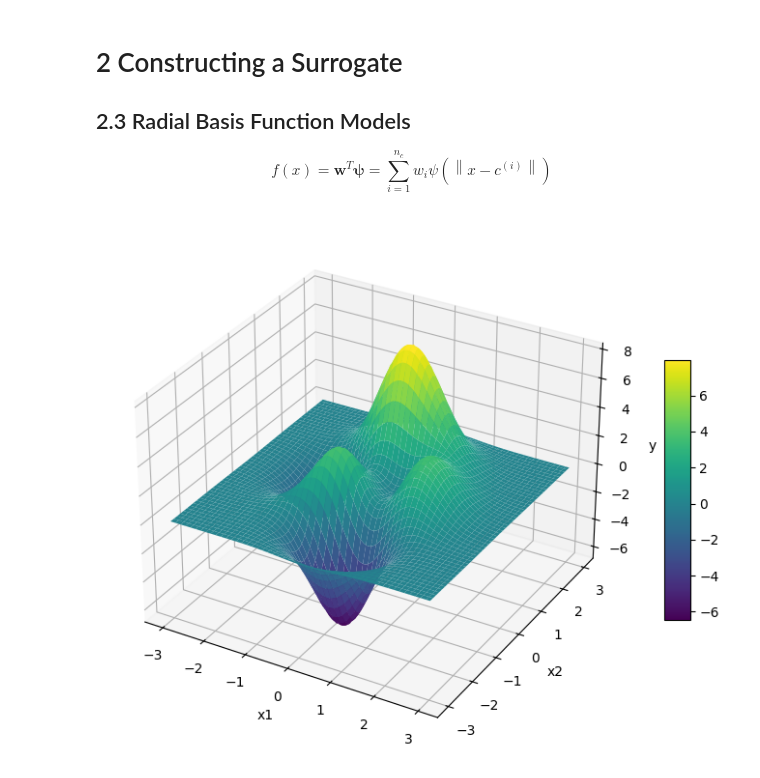
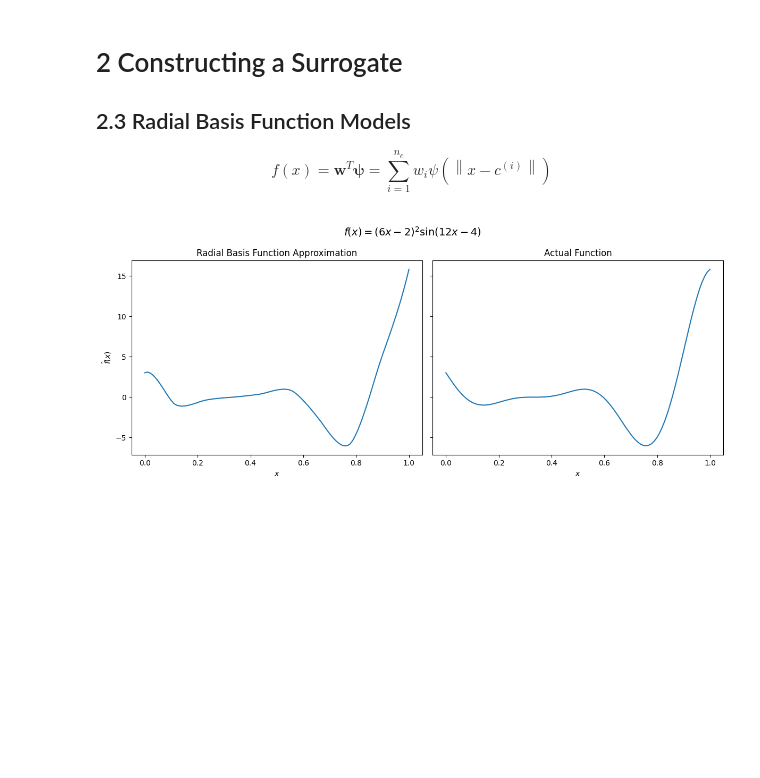
Before and after one commit to ijs32/rceu-2026, a Jupyter notebook: src/ian/surrogate-modeling/chapter-2/chapter_2.ipynb, the cells around one changed output. Cells and saved outputs as stored; diff of their text form; code cells hidden in the pictures; blank space fills up the shorter version.

Commit message:
finish fixed basis function RBF implementation. Used AI to clean up and comment code

```diff
--- a/src/ian/surrogate-modeling/chapter-2/chapter_2.ipynb
+++ b/src/ian/surrogate-modeling/chapter-2/chapter_2.ipynb
@@ -11,6 +11,9 @@ from shared.rlhc import random_latin_hypercube
 
 $$f(x) = \bm{w}^T \bm{\psi} = \sum_{i=1}^{n_c}w_i\psi(\left\lVert x-c^{(i)} \right\rVert)$$
 # %%
+def appendix(x):
+    return ((6*x - 2)**2) * np.sin((12*x) - 4)
+
 def peaks(x, y):
     return (3 * (1 - x)**2 * np.exp(-x**2 - (y + 1)**2)
             - 10 * (x/5 - x**3 - y**5) * np.exp(-x**2 - y**2)
@@ -62,18 +57,36 @@ x2 = np.linspace(-3, 3, 200)
-# %%
-x1 = np.linspace(-3, 3, 200)
-x2 = np.linspace(-3, 3, 200)
-X1, X2 = np.meshgrid(x1, x2)
-Y = peaks(X1, X2)
-
-fig = plt.figure(figsize=(10, 7))
-ax = fig.add_subplot(111, projection='3d')
-surf = ax.plot_surface(X1, X2, Y, cmap='viridis', linewidth=0, antialiased=True)
-
-ax.set_xlabel('x1')
-ax.set_ylabel('x2')
-ax.set_zlabel('y')
-fig.colorbar(surf, shrink=0.5, aspect=10)
-
-plt.show()
-# %% [output]
-[figure, removed]
+# %%
+# 1D APPENDIX EXAMPLE
+X_sample   = np.linspace(0,1,10).reshape(-1,1)
+Y_sample   = appendix(X_sample)
+
+D_sample   = cdist(X_sample, X_sample)
+PSI_sample = psi(D_sample, 3)
+
+W = np.linalg.solve(PSI_sample, Y_sample)
+
+X   = np.linspace(0,1,100).reshape(-1,1)
+D   = cdist(X, X_sample)
+PSI = psi(D, 3)
+
+func_latex = r'$f(x) = (6x - 2)^2 \sin(12x - 4)$'
+
+fig, (ax1, ax2) = plt.subplots(1, 2, sharey=True, figsize=(12, 5))
+
+# --- RBF approximation ---
+y = PSI @ W
+ax1.plot(X, y)
+ax1.set_title('Radial Basis Function Approximation')
+ax1.set_xlabel(r'$x$')
+ax1.set_ylabel(r'$\hat{f}(x)$')
+
+# --- Actual function ---
+y = appendix(X)
+ax2.plot(X, y)
+ax2.set_title('Actual Function')
+ax2.set_xlabel(r'$x$')
+
+fig.suptitle(func_latex, fontsize=14)
+plt.tight_layout()
+plt.show()
+# %% [output]
+[figure, added]
```
Also changed, not shown: parts of 2 cells of this notebook.
